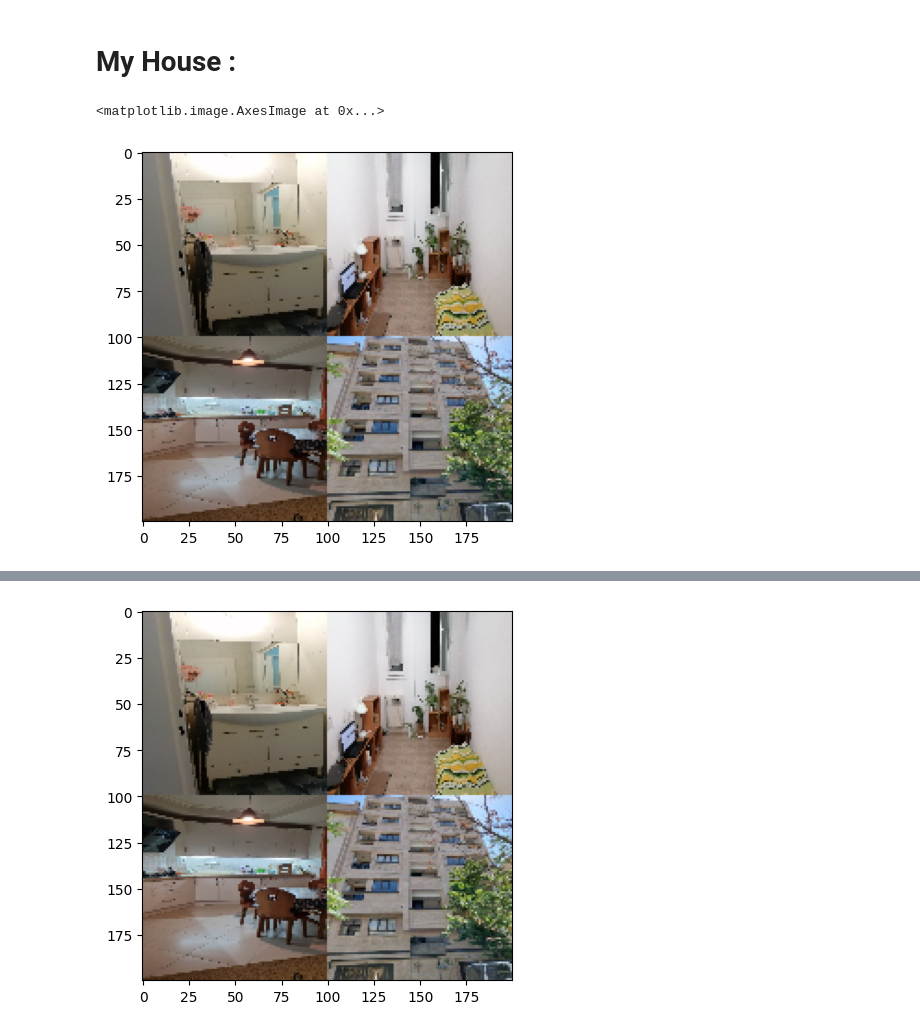
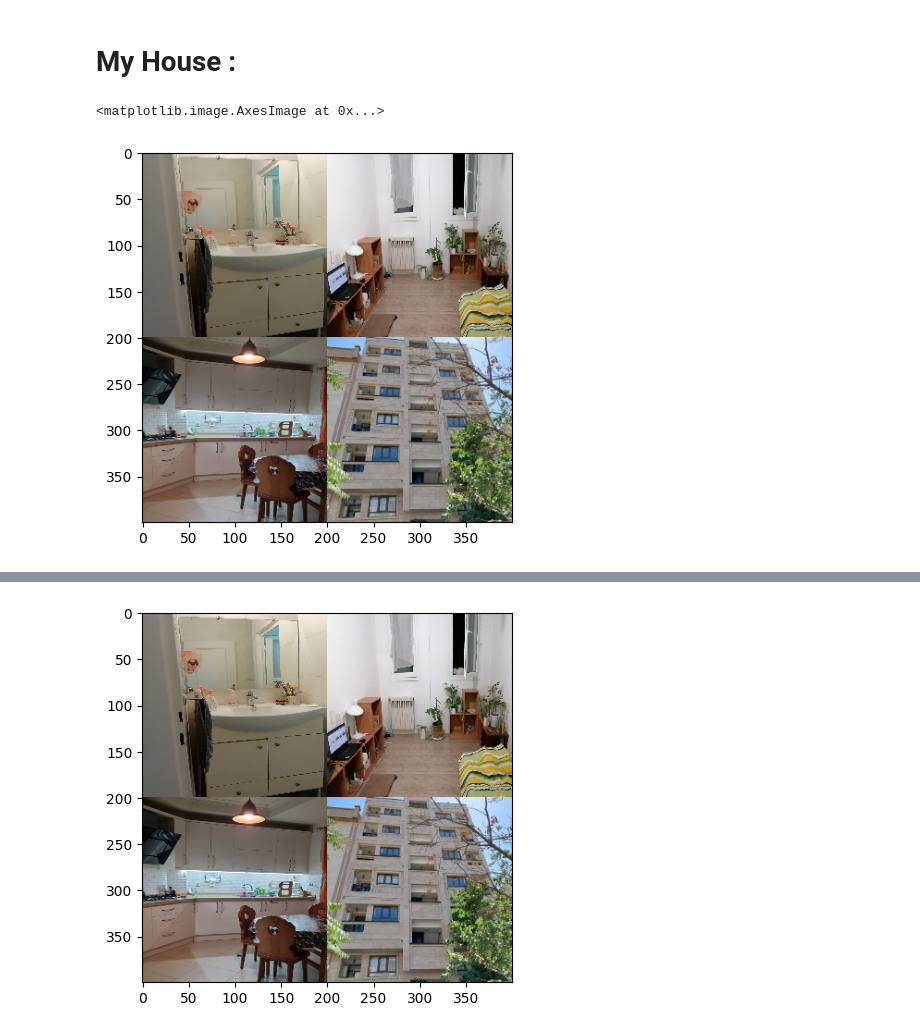
Before and after one commit to Kiana-Jahanshid/House-Price-Prediction, a Jupyter notebook: House_Price_Prediction_CNN_Regression.ipynb, the cells around one changed output, grey strips where cells are left out. Drawn from its saved outputs; the diff is of its cells as text; code cells hidden in the pictures.

```diff
--- a/House_Price_Prediction_CNN_Regression.ipynb
+++ b/House_Price_Prediction_CNN_Regression.ipynb
@@ -105,18 +105,18 @@ for i in range(df_info.shape[0]) :
   housePaths = sorted(list(glob.glob(basePath)))
   print(housePaths)
   inputImages = []
-  outputImage = np.zeros((200, 200, 3), dtype="uint8")
+  outputImage = np.zeros((400, 400, 3), dtype="uint8")
 
   for housePath in housePaths:
     image = cv2.imread(housePath)
-    image = cv2.resize(image, (100, 100))
+    image = cv2.resize(image, (200, 200))
     image = cv2.cvtColor(image , cv2.COLOR_BGR2RGB)
     inputImages.append(image)
 
-  outputImage[0:100, 0:100] = inputImages[0]
-  outputImage[0:100, 100:200] = inputImages[1]
-  outputImage[100:200, 100:200] = inputImages[2]
-  outputImage[100:200, 0:100] = inputImages[3]
+  outputImage[0:200, 0:200] = inputImages[0]
+  outputImage[0:200, 200:400] = inputImages[1]
+  outputImage[200:400, 200:400] = inputImages[2]
+  outputImage[200:400, 0:200] = inputImages[3]
   images.append(outputImage)
 
 images = np.array(images)
@@ -330,9 +325,9 @@ model.save("/content/drive/MyDrive/House_price.keras")
 model= tf.keras.models.load_model("/content/drive/MyDrive/House_price.keras")
 # %%
 test_images_list = []
-test_images_dir = "/content/test"
+test_images_dir = "/content/tesst"
 for image in os.listdir(test_images_dir):
-  img = cv2.imread("/content/test/" + image)
+  img = cv2.imread("/content/tesst/" + image)
   img = cv2.cvtColor(img , cv2.COLOR_BGR2RGB)
   test_images_list.append(img)
 # %%
@@ -356,18 +351,18 @@ for i in range(2) :
   housePaths = sorted(list(glob.glob(basePath)))
   print(housePaths)
   inputImages = []
-  outputImage = np.zeros((200, 200, 3), dtype="uint8")
+  outputImage = np.zeros((400, 400, 3), dtype="uint8")
 
   for housePath in housePaths:
     image = cv2.imread(housePath)
-    image = cv2.resize(image, (100, 100))
+    image = cv2.resize(image, (200, 200))
     image = cv2.cvtColor(image , cv2.COLOR_BGR2RGB)
     inputImages.append(image)
 
-  outputImage[0:100, 0:100] = inputImages[0]
-  outputImage[0:100, 100:200] = inputImages[1]
-  outputImage[100:200, 100:200] = inputImages[2]
-  outputImage[100:200, 0:100] = inputImages[3]
+  outputImage[0:200, 0:200] = inputImages[0]
+  outputImage[0:200, 200:400] = inputImages[1]
+  outputImage[200:400, 200:400] = inputImages[2]
+  outputImage[200:400, 0:200] = inputImages[3]
   images.append(outputImage)
 
 images = np.array(images)
@@ -409,13 +404,13 @@ predicted Price :  183165.69
 plt.imshow(images[1])
 # %% [output]
 <matplotlib.image.AxesImage at 0x...>
-[figure, old version]
+[figure, new version]
 # %%
-new_image = cv2.resize(images[1] , (200,200))
+new_image = cv2.resize(images[1] , (400,400))
 plt.imshow(new_image)
 new_image = new_image / 255.0
-new_image = np.reshape(new_image, [1, 200, 200, 3]) # new_iamge.reshape(1,299,299,3)
+new_image = np.reshape(new_image, [1, 400, 400, 3]) # new_iamge.reshape(1,299,299,3)
 
 output = model.predict(new_image)
-print('predicted House Price : ' , output[0][0])
+print('MY House Price Prediction: ' , output[0][0])
 # %% [output]
@@ -424 +419 @@ predicted House Price :  155775.89
-[figure, old version]
+[figure, new version]
```
Also changed, not shown: parts of 17 cells of this notebook, 10 other files.
